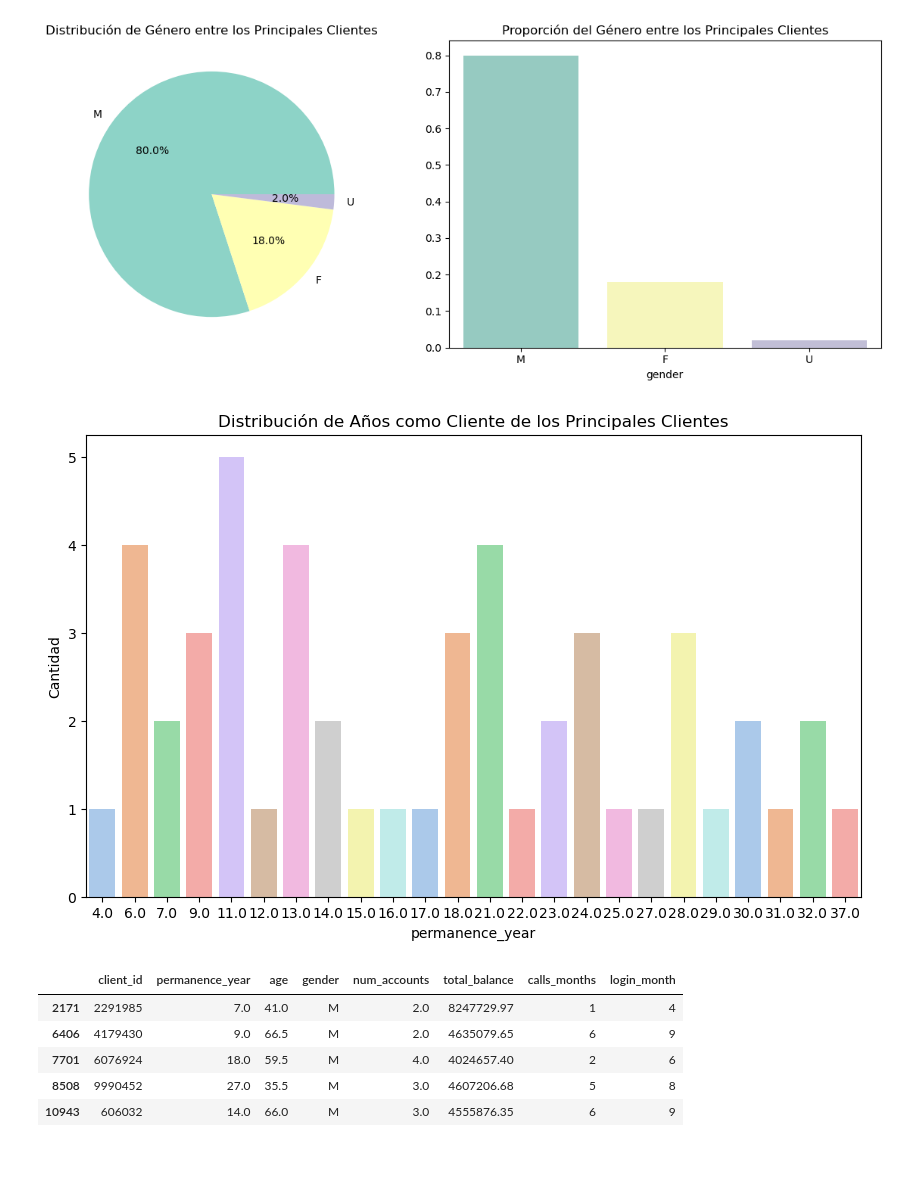
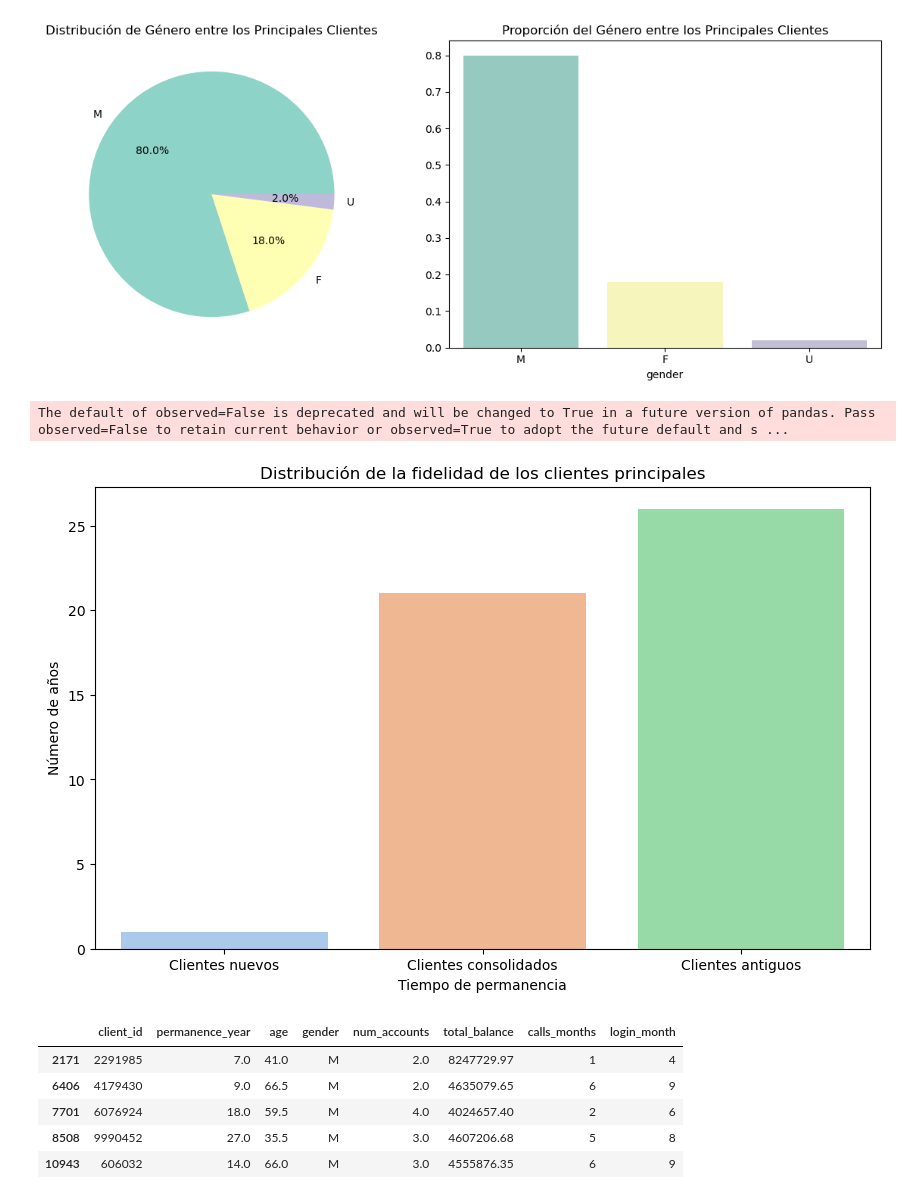
Before and after one commit to alicia-perez-diez/vanguard, a Jupyter notebook: notebooks/main.ipynb, the cells around one changed output. Saved outputs shown, nothing was run; the diff lists cells and outputs as text; code cells hidden in the pictures; blank space fills up the shorter version.

```diff
--- a/notebooks/main.ipynb
+++ b/notebooks/main.ipynb
@@ -264,16 +274,23 @@ plt.tight_layout()  # Ajusta automáticamente los subgráficos para evitar super
 plt.show()
 # %% [output]
 [figure]
+# %%
+#agrupamos los años por grupos
+
+bins = [0, 5, 15, df_clientes_principales['age'].max()]
+labels = ['Clientes nuevos', 'Clientes consolidados', 'Clientes antiguos']
+df_clientes_principales['permanence_year_grouped'] = pd.cut(df_clientes_principales['permanence_year'], bins=bins, labels=labels, include_lowest=True)
 # %%
 #Gráfico de barras de años que llevan como clientes los principales clientes
 plt.figure(figsize=(10, 6))
-sns.countplot(x='permanence_year', data=df_clientes_principales, palette='pastel')
-plt.title('Distribución de Años como Cliente de los Principales Clientes')
-plt.xlabel('permanence_year')
-plt.ylabel('Cantidad')
+sns.countplot(x='permanence_year_grouped', data=df_clientes_principales, palette='pastel')
+plt.title('Distribución de la fidelidad de los clientes principales')
+plt.xlabel('Tiempo de permanencia')
+plt.ylabel('Número de años')
 plt.show()
 # %% [output]
+The default of observed=False is deprecated and will be changed to True in a future version of pandas. Pass observed=False to retain current behavior or observed=True to adopt the future default and s ...
-[figure, old version]
+[figure, new version]
 # %%
 df_clientes_principales.head()
 # %% [output]
```
Also changed, not shown: parts of 35 cells of this notebook.
